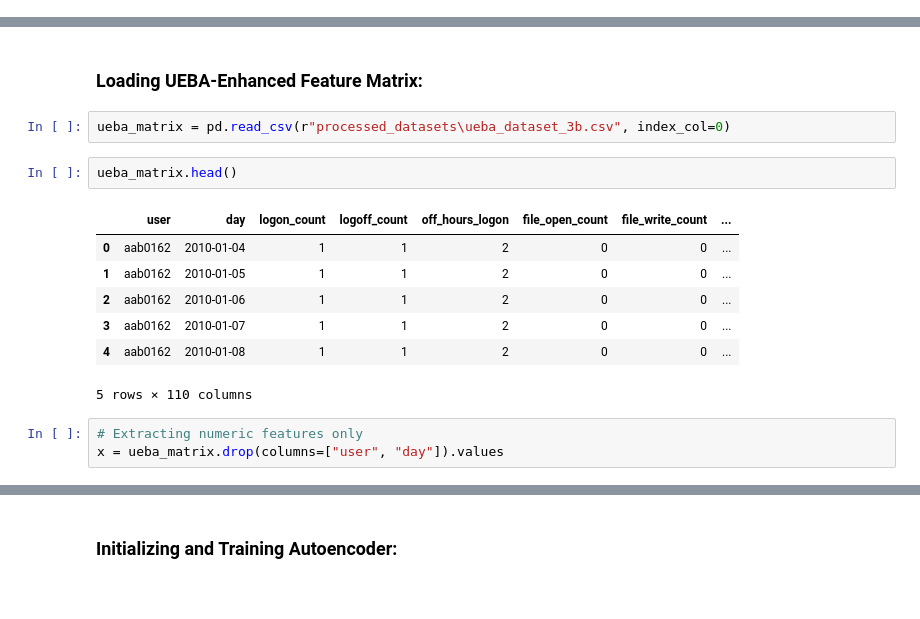
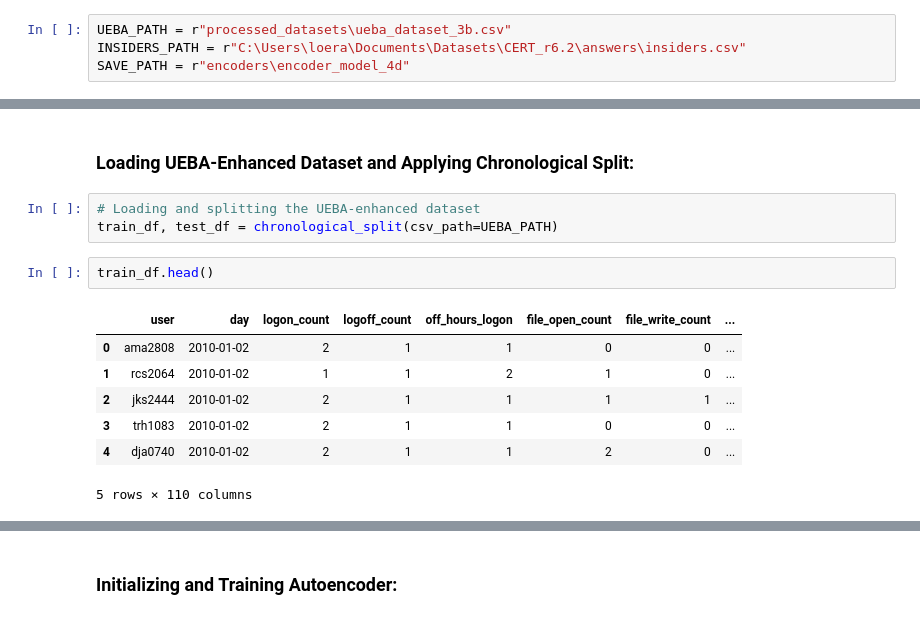
Before and after one commit to Aaron-Loera/Insider-Threat-Detection, a Jupyter notebook: Autoencoder.ipynb, the cells around one changed output, grey strips where cells are left out. Drawn from its saved outputs; the diff is of its cells as text.

```diff
--- a/Autoencoder.ipynb
+++ b/Autoencoder.ipynb
@@ -152,0 +9,4 @@ class Autoencoder:
+# %%
+UEBA_PATH = r"processed_datasets\ueba_dataset_3b.csv"
+INSIDERS_PATH = r"C:\Users\loera\Documents\Datasets\CERT_r6.2\answers\insiders.csv"
+SAVE_PATH = r"encoders\encoder_model_4d"
@@ -153,17 +16,15 @@ class Autoencoder:
 # %% [markdown]
-### Loading UEBA-Enhanced Feature Matrix:
+### Loading UEBA-Enhanced Dataset and Applying Chronological Split:
-# %%
-ueba_matrix = pd.read_csv(r"processed_datasets\ueba_dataset_3b.csv", index_col=0)
-# %%
-ueba_matrix.head()
-# %% [output]
-|  | user | day | logon_count | logoff_count | off_hours_logon | file_open_count | file_write_count | ... |
-| 0 | aab0162 | 2010-01-04 | 1 | 1 | 2 | 0 | 0 | ... |
-| 1 | aab0162 | 2010-01-05 | 1 | 1 | 2 | 0 | 0 | ... |
-| 2 | aab0162 | 2010-01-06 | 1 | 1 | 2 | 0 | 0 | ... |
-| 3 | aab0162 | 2010-01-07 | 1 | 1 | 2 | 0 | 0 | ... |
-| 4 | aab0162 | 2010-01-08 | 1 | 1 | 2 | 0 | 0 | ... |
-5 rows × 110 columns
-# %%
-# Extracting numeric features only
-x = ueba_matrix.drop(columns=["user", "day"]).values
+# %%
+# Loading and splitting the UEBA-enhanced dataset
+train_df, test_df = chronological_split(csv_path=UEBA_PATH)
+# %%
+train_df.head()
+# %% [output]
+|  | user | day | logon_count | logoff_count | off_hours_logon | file_open_count | file_write_count | ... |
+| 0 | ama2808 | 2010-01-02 | 2 | 1 | 1 | 0 | 0 | ... |
+| 1 | rcs2064 | 2010-01-02 | 1 | 1 | 2 | 1 | 0 | ... |
+| 2 | jks2444 | 2010-01-02 | 2 | 1 | 1 | 1 | 1 | ... |
+| 3 | trh1083 | 2010-01-02 | 2 | 1 | 1 | 0 | 0 | ... |
+| 4 | dja0740 | 2010-01-02 | 2 | 1 | 1 | 2 | 0 | ... |
+5 rows × 110 columns
```
Also changed, not shown: parts of 38 cells of this notebook, 7 other files.
